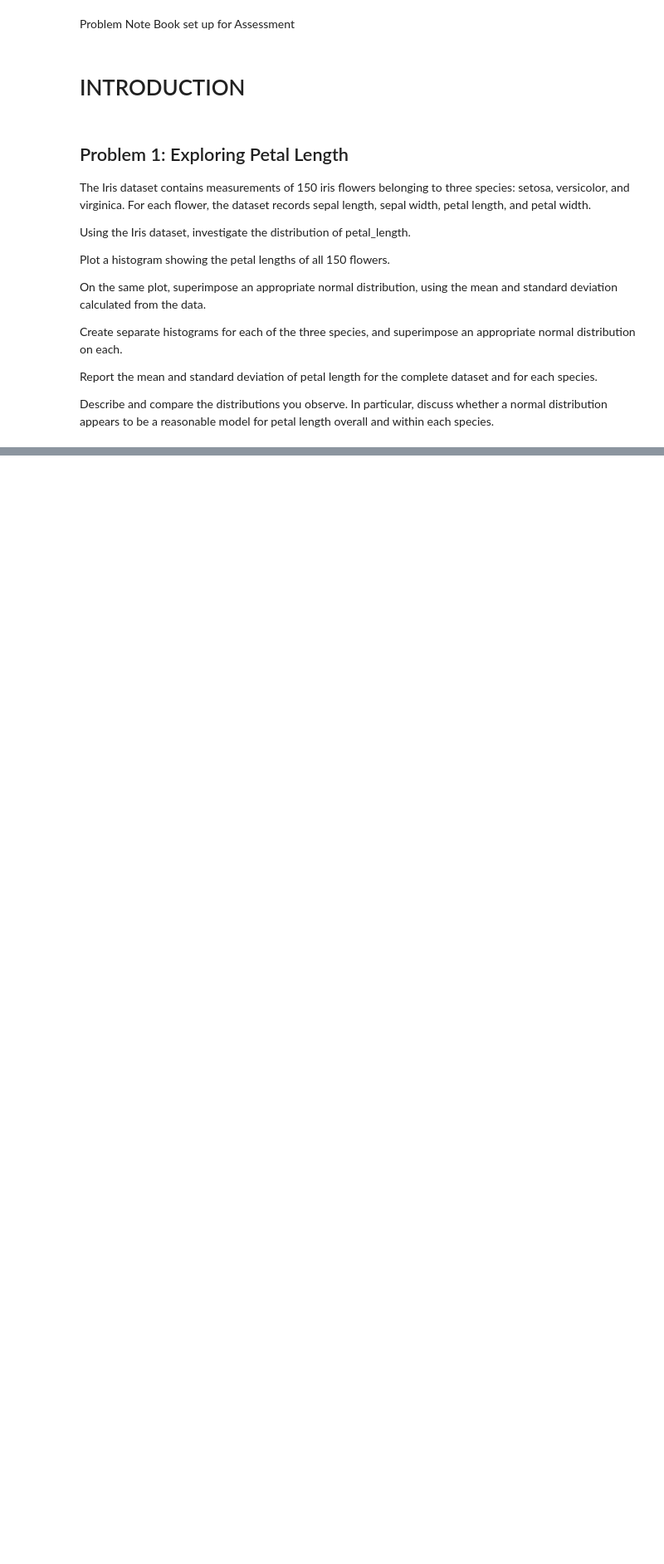
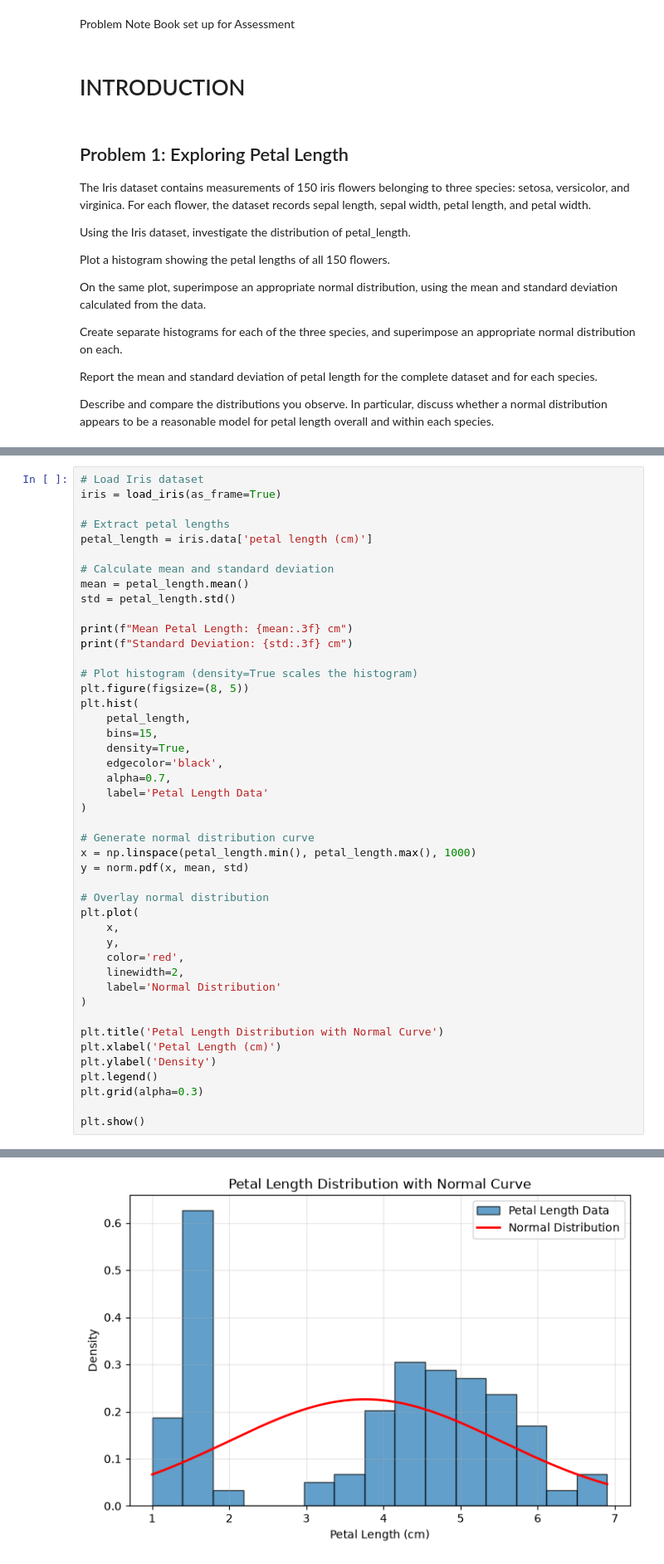
Before and after one commit to LDonn32/Applied-Statistics-Assessment, a Jupyter notebook: problems.ipynb, the cells around one changed output, grey strips where cells are left out. Shown at 83% size. Drawn from its saved outputs; the diff is of its cells as text; blank space fills up the shorter version.

```diff
--- a/problems.ipynb
+++ b/problems.ipynb
@@ -20,0 +61,46 @@ Describe and compare the distributions you observe. In particular, discuss wheth
+# %%
+# Load Iris dataset
+iris = load_iris(as_frame=True)
+
+# Extract petal lengths
+petal_length = iris.data['petal length (cm)']
+
+# Calculate mean and standard deviation
+mean = petal_length.mean()
+std = petal_length.std()
+
+print(f"Mean Petal Length: {mean:.3f} cm")
+print(f"Standard Deviation: {std:.3f} cm")
+
+# Plot histogram (density=True scales the histogram)
+plt.figure(figsize=(8, 5))
+plt.hist(
+    petal_length,
+    bins=15,
+    density=True,
+    edgecolor='black',
+    alpha=0.7,
+    label='Petal Length Data'
+)
+
+# Generate normal distribution curve
+x = np.linspace(petal_length.min(), petal_length.max(), 1000)
+y = norm.pdf(x, mean, std)
+
+# Overlay normal distribution
+plt.plot(
+    x,
+    y,
+    color='red',
+    linewidth=2,
+    label='Normal Distribution'
+)
+
+plt.title('Petal Length Distribution with Normal Curve')
+plt.xlabel('Petal Length (cm)')
+plt.ylabel('Density')
+plt.legend()
+plt.grid(alpha=0.3)
+
+plt.show()
+# %% [output]
@@ -20,0 +109 @@ Describe and compare the distributions you observe. In particular, discuss wheth
+[figure, added]
```
Also changed, not shown: parts of 14 cells of this notebook.
